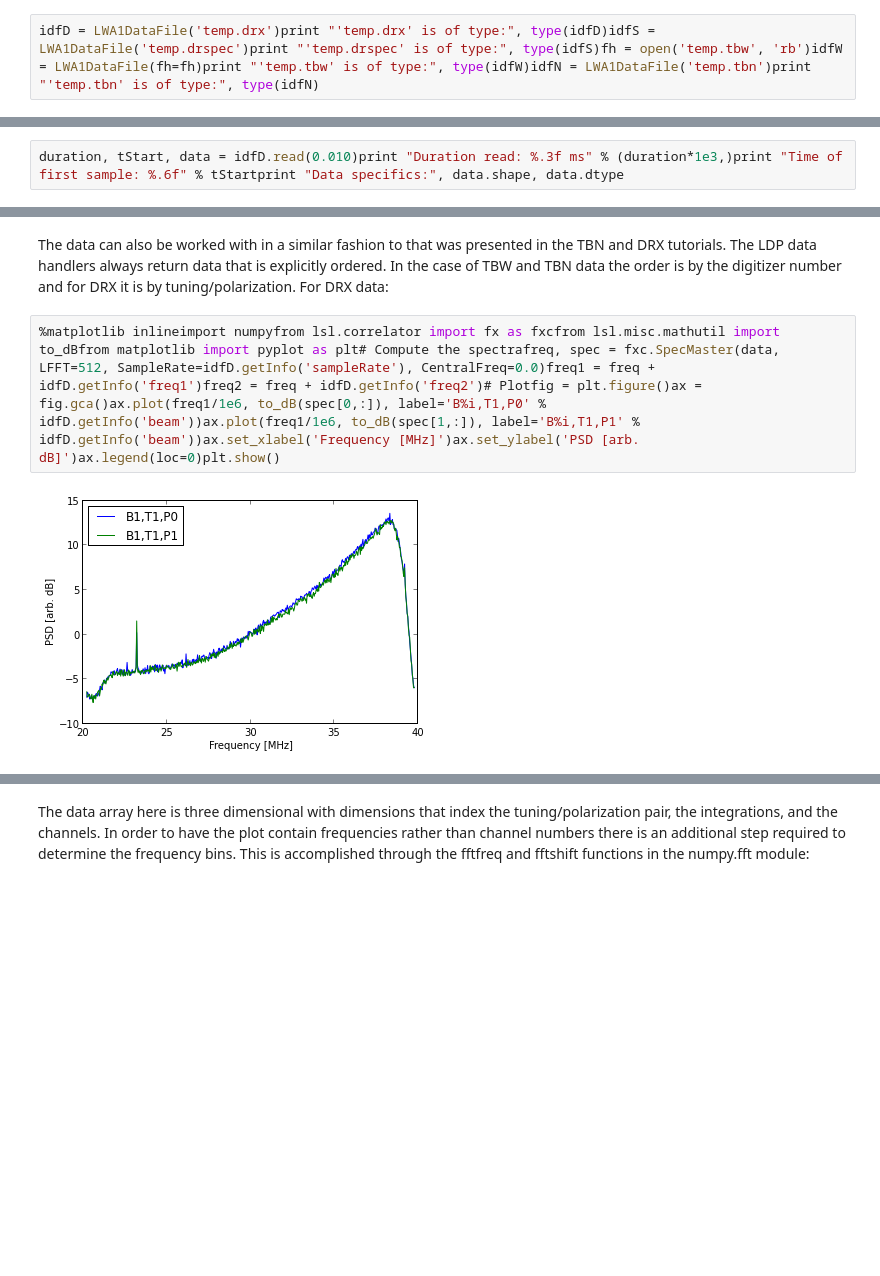
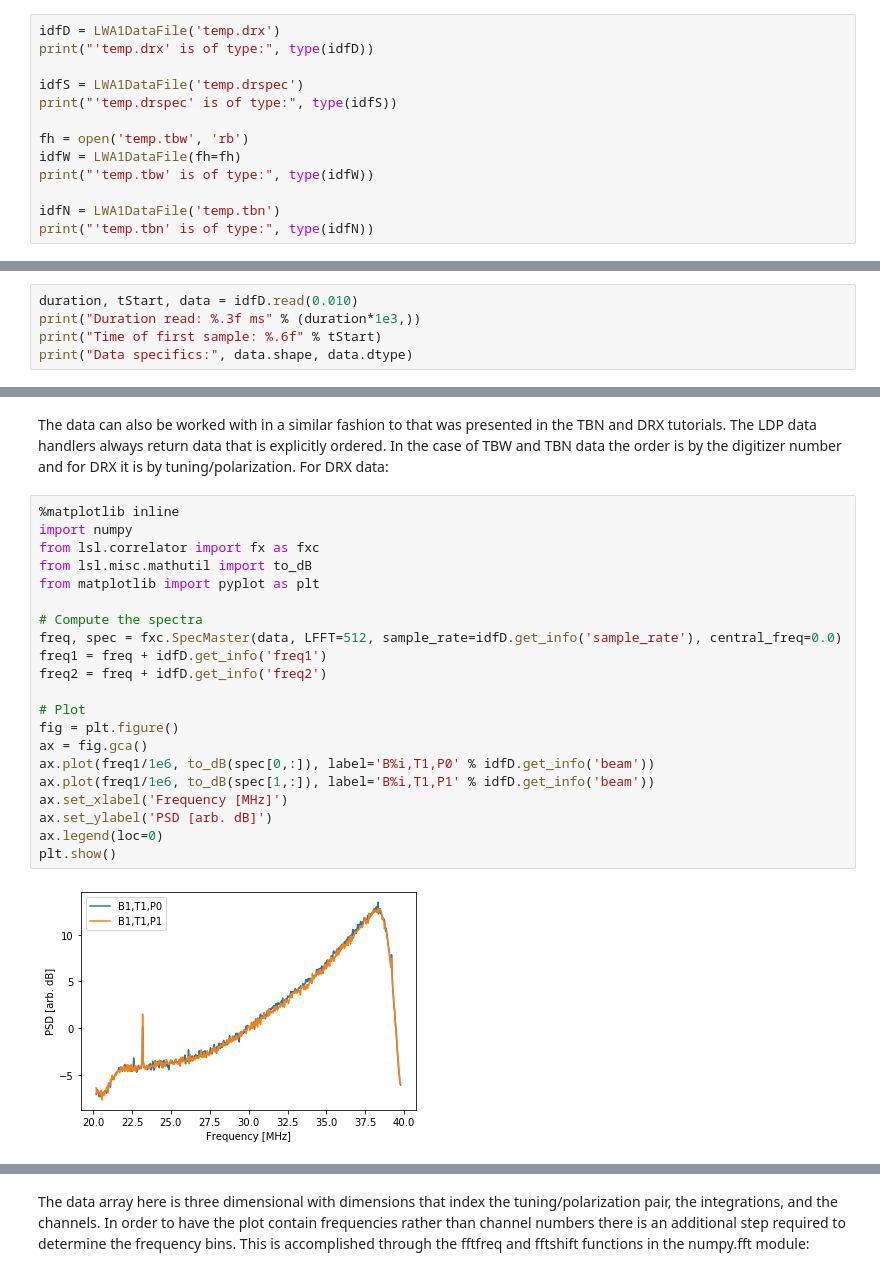
Before and after one commit to lwa-project/lsl, a Jupyter notebook: doc/notebooks/LSL LDP Tutorial.ipynb, the cells around one changed output, grey strips where cells are left out. Saved outputs shown, nothing was run; the diff lists cells and outputs as text; blank space fills up the shorter version.

```diff
--- a/doc/notebooks/LSL LDP Tutorial.ipynb
+++ b/doc/notebooks/LSL LDP Tutorial.ipynb
@@ -13,5 +52,16 @@ from lsl.reader.ldp import LWA1DataFile
 # %% [markdown]
 The LWA1DataFile() function takes either a filename or an open file handle and uses the contents of the file to select the correct data format handler.  For example:
 # %%
-idfD = LWA1DataFile('temp.drx')print "'temp.drx' is of type:", type(idfD)idfS = LWA1DataFile('temp.drspec')print "'temp.drspec' is of type:", type(idfS)fh = open('temp.tbw', 'rb')idfW = LWA1DataFile(fh=fh)print "'temp.tbw' is of type:", type(idfW)idfN = LWA1DataFile('temp.tbn')print "'temp.tbn' is of type:", type(idfN)
+idfD = LWA1DataFile('temp.drx')
+print("'temp.drx' is of type:", type(idfD))
+
+idfS = LWA1DataFile('temp.drspec')
+print("'temp.drspec' is of type:", type(idfS))
+
+fh = open('temp.tbw', 'rb')
+idfW = LWA1DataFile(fh=fh)
+print("'temp.tbw' is of type:", type(idfW))
+
+idfN = LWA1DataFile('temp.tbn')
+print("'temp.tbn' is of type:", type(idfN))
 # %% [output]
@@ -25,5 +112,8 @@ TBN Metadata:  dataBits: 8  FrameSize: 1048  tStart: 1330573596.0  nAntenna: 520
 # %% [markdown]
 To access the data through LDP, the most convenient method is to use the read() method of the LDP instance returned by LWA1DataFile().  This method takes in a single argument for the amount of time to read in and returns a multi-element tuple of the timestamp for the first data sample, the duration of data returned, and the data itself as a NumPy array.  For example, to read in 10 ms of raw data from a DRX file:
 # %%
-duration, tStart, data = idfD.read(0.010)print "Duration read: %.3f ms" % (duration*1e3,)print "Time of first sample: %.6f" % tStartprint "Data specifics:", data.shape, data.dtype
+duration, tStart, data = idfD.read(0.010)
+print("Duration read: %.3f ms" % (duration*1e3,))
+print("Time of first sample: %.6f" % tStart)
+print("Data specifics:", data.shape, data.dtype)
 # %% [output]
@@ -41,7 +135,26 @@ LDP also keeps track of the flow of time inside a data file and will raise a Run
 # %% [markdown]
 The data can also be worked with in a similar fashion to that was presented in the TBN and DRX tutorials.  The LDP data handlers always return data that is explicitly ordered.  In the case of TBW and TBN data the order is by the digitizer number and for DRX it is by tuning/polarization.  For DRX data:
 # %%
-%matplotlib inlineimport numpyfrom lsl.correlator import fx as fxcfrom lsl.misc.mathutil import to_dBfrom matplotlib import pyplot as plt# Compute the spectrafreq, spec = fxc.SpecMaster(data, LFFT=512, SampleRate=idfD.getInfo('sampleRate'), CentralFreq=0.0)freq1 = freq + idfD.getInfo('freq1')freq2 = freq + idfD.getInfo('freq2')# Plotfig = plt.figure()ax = fig.gca()ax.plot(freq1/1e6, to_dB(spec[0,:]), label='B%i,T1,P0' % idfD.getInfo('beam'))ax.plot(freq1/1e6, to_dB(spec[1,:]), label='B%i,T1,P1' % idfD.getInfo('beam'))ax.set_xlabel('Frequency [MHz]')ax.set_ylabel('PSD [arb. dB]')ax.legend(loc=0)plt.show()
+%matplotlib inline
+import numpy
+from lsl.correlator import fx as fxc
+from lsl.misc.mathutil import to_dB
+from matplotlib import pyplot as plt
+
+# Compute the spectra
+freq, spec = fxc.SpecMaster(data, LFFT=512, sample_rate=idfD.get_info('sample_rate'), central_freq=0.0)
+freq1 = freq + idfD.get_info('freq1')
+freq2 = freq + idfD.get_info('freq2')
+
+# Plot
+fig = plt.figure()
+ax = fig.gca()
+ax.plot(freq1/1e6, to_dB(spec[0,:]), label='B%i,T1,P0' % idfD.get_info('beam'))
+ax.plot(freq1/1e6, to_dB(spec[1,:]), label='B%i,T1,P1' % idfD.get_info('beam'))
+ax.set_xlabel('Frequency [MHz]')
+ax.set_ylabel('PSD [arb. dB]')
+ax.legend(loc=0)
+plt.show()
 # %% [output]
-[figure, old version]
+[figure, new version]
 # %% [markdown]
```
Also changed, not shown: parts of 12 cells of this notebook, 7 other files.
